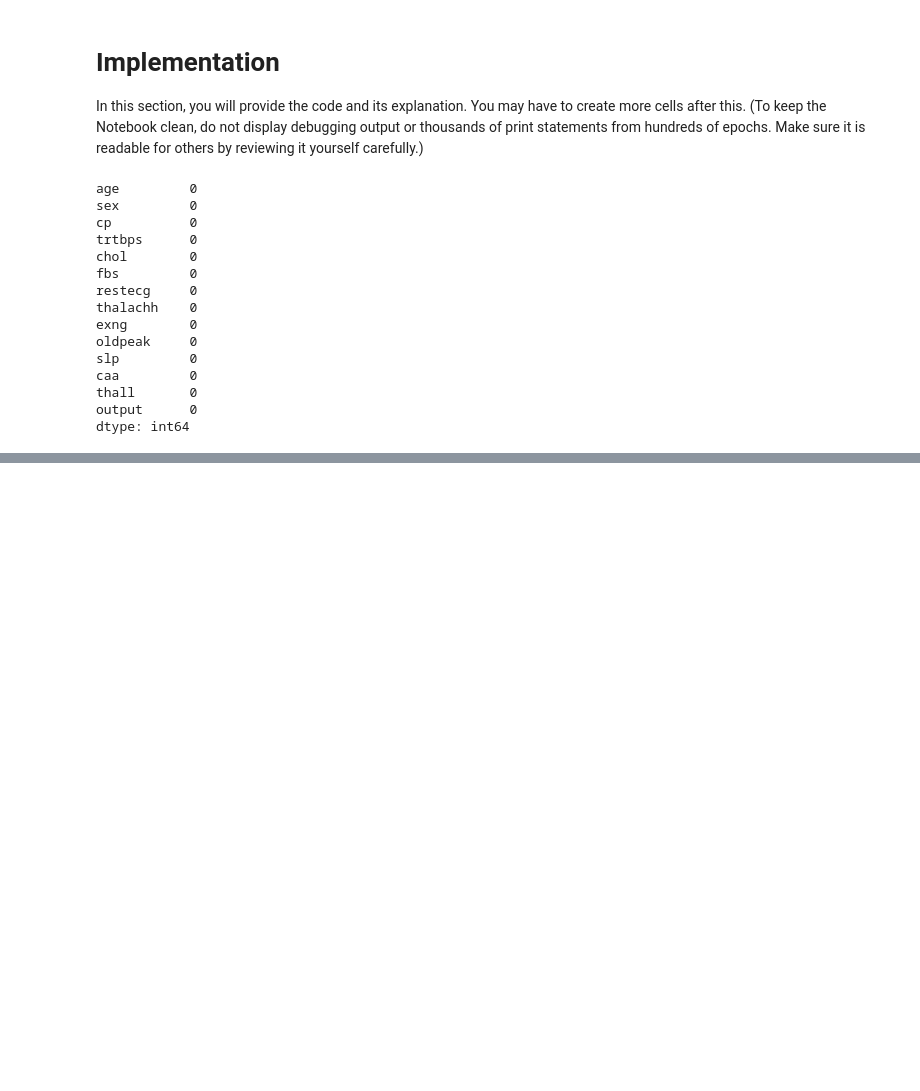
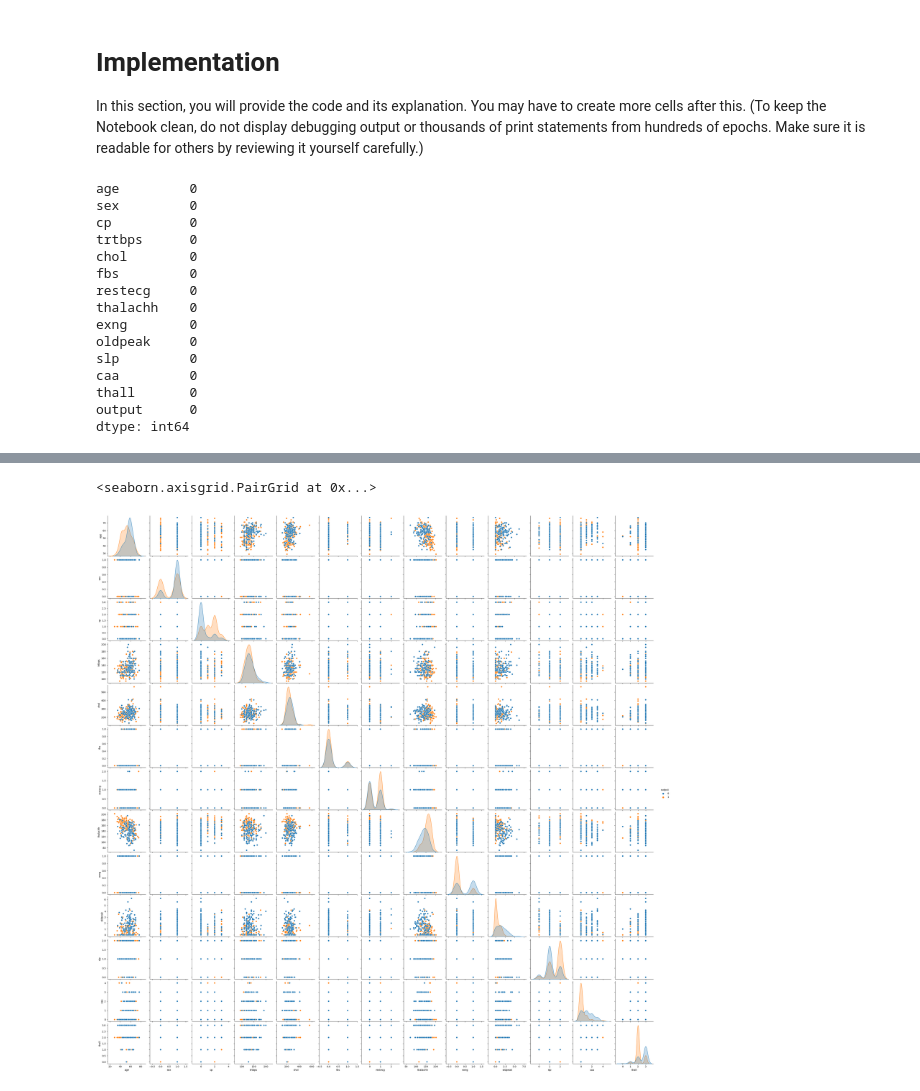
Before and after one commit to rushdanajeeb/final_project_mlp, a Jupyter notebook: AIDI_1002_Final_Project_Template.ipynb, the cells around one changed output, grey strips where cells are left out. Drawn from its saved outputs; the diff is of its cells as text; code cells hidden in the pictures; blank space fills up the shorter version.

```diff
--- a/AIDI_1002_Final_Project_Template.ipynb
+++ b/AIDI_1002_Final_Project_Template.ipynb
@@ -208,0 +234,6 @@ In the future, the dataset could be expanded to include data from multiple hospi
+# %%
+#Plot the pairplot
+sns.pairplot(heart,hue='output')
+# %% [output]
+<seaborn.axisgrid.PairGrid at 0x...>
+[figure, added]
```
Also changed, not shown: parts of 6 cells of this notebook.
